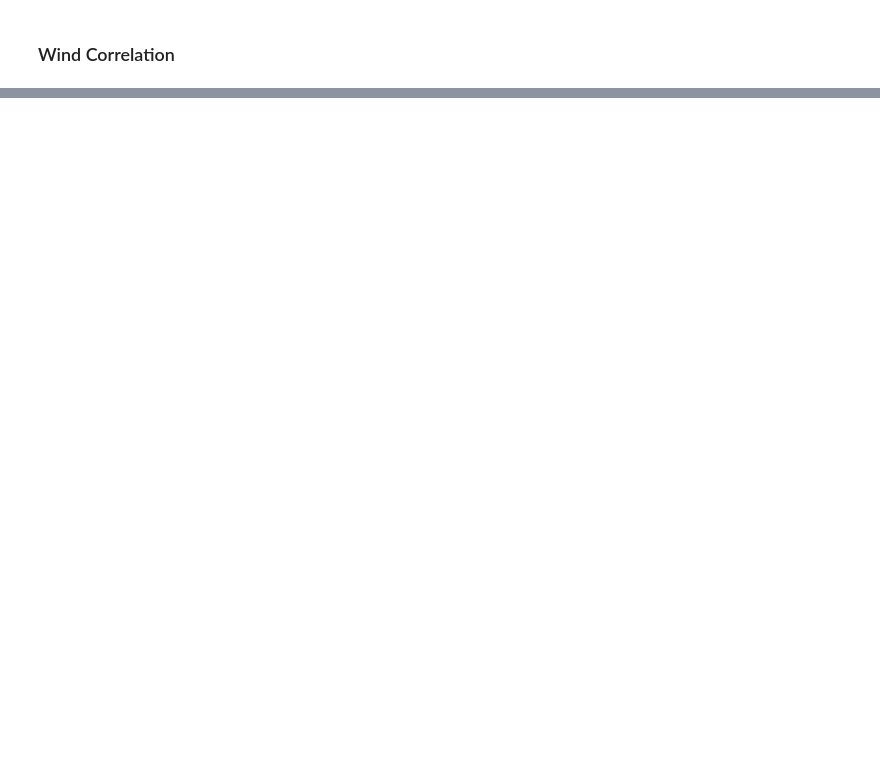
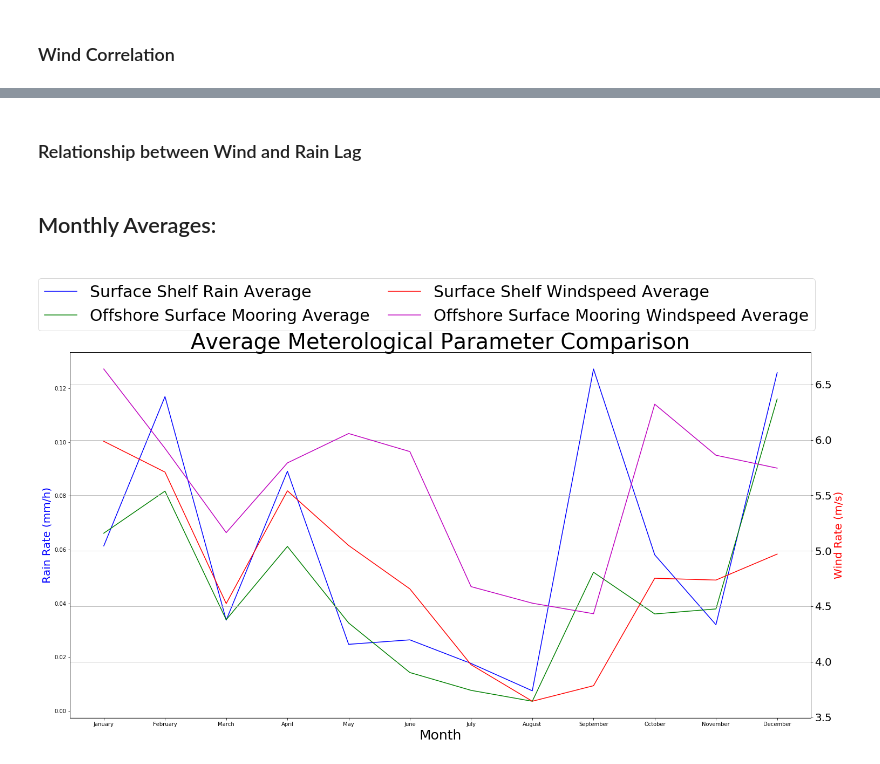
Before and after one commit to etomlin27/Meteorology_Project_2, a Jupyter notebook: Tomlin_Project2_Meteo.ipynb, the cells around one changed output, grey strips where cells are left out. Cells and saved outputs as stored; diff of their text form; code cells hidden in the pictures; blank space fills up the shorter version.

```diff
--- a/Tomlin_Project2_Meteo.ipynb
+++ b/Tomlin_Project2_Meteo.ipynb
@@ -393,0 +401,4 @@ multiply the samples from 2 datas at same timestamps, then normalize
+# %% [markdown]
+### Relationship between Wind and Rain Lag
+# %% [markdown]
+## Monthly Averages:
@@ -393,0 +428,31 @@ multiply the samples from 2 datas at same timestamps, then normalize
+# %%
+OSrain_avg = monthavg(time_OS,rainRate_OS)
+OSwind_avg = monthavg(time_OS,windSpeed_OS)
+SSrain_avg = monthavg(time_SS,rainRate_SS)
+SSwind_avg = monthavg(time_SS,windSpeed_SS)
+months = ['January', 'February', 'March', 'April', 'May', 'June', 'July', 'August', 'September', 'October', 'November', 'December']
+
+fig,ax = plt.subplots()
+ax2 = ax.twinx()
+fig.set_figheight(10)
+fig.set_figwidth(20)
+fig.tight_layout()
+
+ax.plot(months, SSrain_avg, 'b', markersize = 20, label = 'Surface Shelf Rain Average')
+ax.plot(months, OSrain_avg, 'g', markersize = 20, label = 'Offshore Surface Mooring Average')
+ax.set_xlabel('Month', fontsize = 25)
+ax.set_ylabel('Rain Rate (mm/h)', color = 'blue', fontsize = 20)
+
+ax2.plot(months, SSwind_avg, 'r', markersize = 20, label = 'Surface Shelf Windspeed Average')
+ax2.plot(months, OSwind_avg, 'm', markersize = 20, label = 'Offshore Surface Mooring Windspeed Average')
+ax2.set_ylabel('Wind Rate (m/s)', color = 'red', fontsize = 20)
+
+plt.yticks(size = 20)
+plt.grid(True)
+
+fig.legend(prop={'size':30}, bbox_to_anchor=(0., 1.07, 1., .102), loc='lower left',
+           ncol=2, mode="expand", borderaxespad=0.)
+plt.title('Average Meterological Parameter Comparison', fontsize = 40)
+plt.show()
+# %% [output]
+[figure, added]
```
Also changed, not shown: parts of 15 cells of this notebook.
